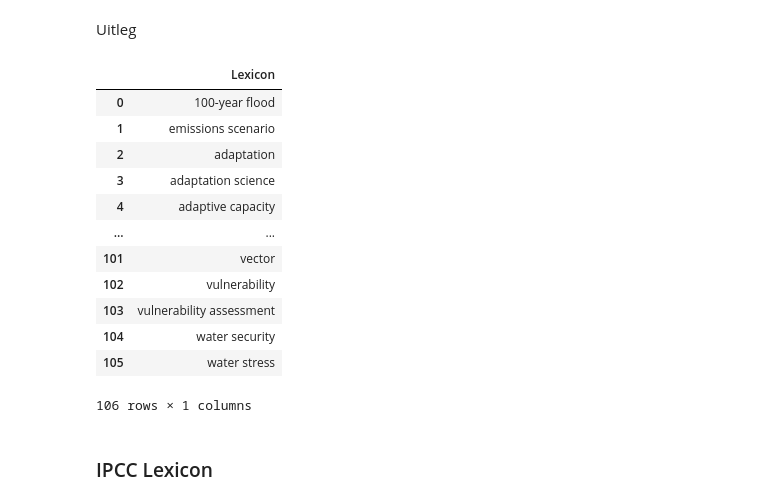
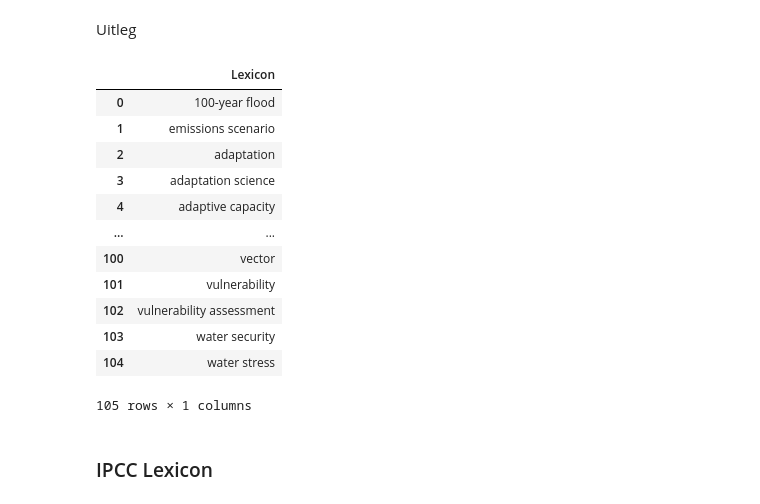
Before and after one commit to TBoedt/Constructing-A-Climate-Change-Concern-Index-Based-Upon-US-Newspaper-Articles, a Jupyter notebook: Climate_Articles_Tagging.ipynb, the cells around one changed output. Saved outputs shown, nothing was run; the diff lists cells and outputs as text; code cells hidden in the pictures.

```diff
--- a/Climate_Articles_Tagging.ipynb
+++ b/Climate_Articles_Tagging.ipynb
@@ -454,26 +500,25 @@ overview_labels
 Uitleg
 # %%
 #Load the lexicon
-Global_Change_Lexicon = pd.read_excel('lexicons-used.xlsx', sheet_name = "Global Change", header = None)
-Global_Change_Lexicon.columns = ["Lexicon"]
+Global_Change_Lexicon = pd.read_csv("Global_Change_Lexicon")
 Global_Change_Lexicon = Global_Change_Lexicon.drop_duplicates().reset_index(drop = True)
 Global_Change_Lexicon["Lexicon"] = Global_Change_Lexicon["Lexicon"].str.lower()
 
 Global_Change_Lexicon
 # %% [output]
 |  | Lexicon |
 | 0 | 100-year flood |
 | 1 | emissions scenario |
 | 2 | adaptation |
 | 3 | adaptation science |
 | 4 | adaptive capacity |
 | ... | ... |
-| 101 | vector |
-| 102 | vulnerability |
-| 103 | vulnerability assessment |
-| 104 | water security |
-| 105 | water stress |
+| 100 | vector |
+| 101 | vulnerability |
+| 102 | vulnerability assessment |
+| 103 | water security |
+| 104 | water stress |
-106 rows × 1 columns
+105 rows × 1 columns
 # %% [markdown]
 ### IPCC Lexicon
 # %% [markdown]
```
Also changed, not shown: parts of 28 cells of this notebook, 11 other files.
